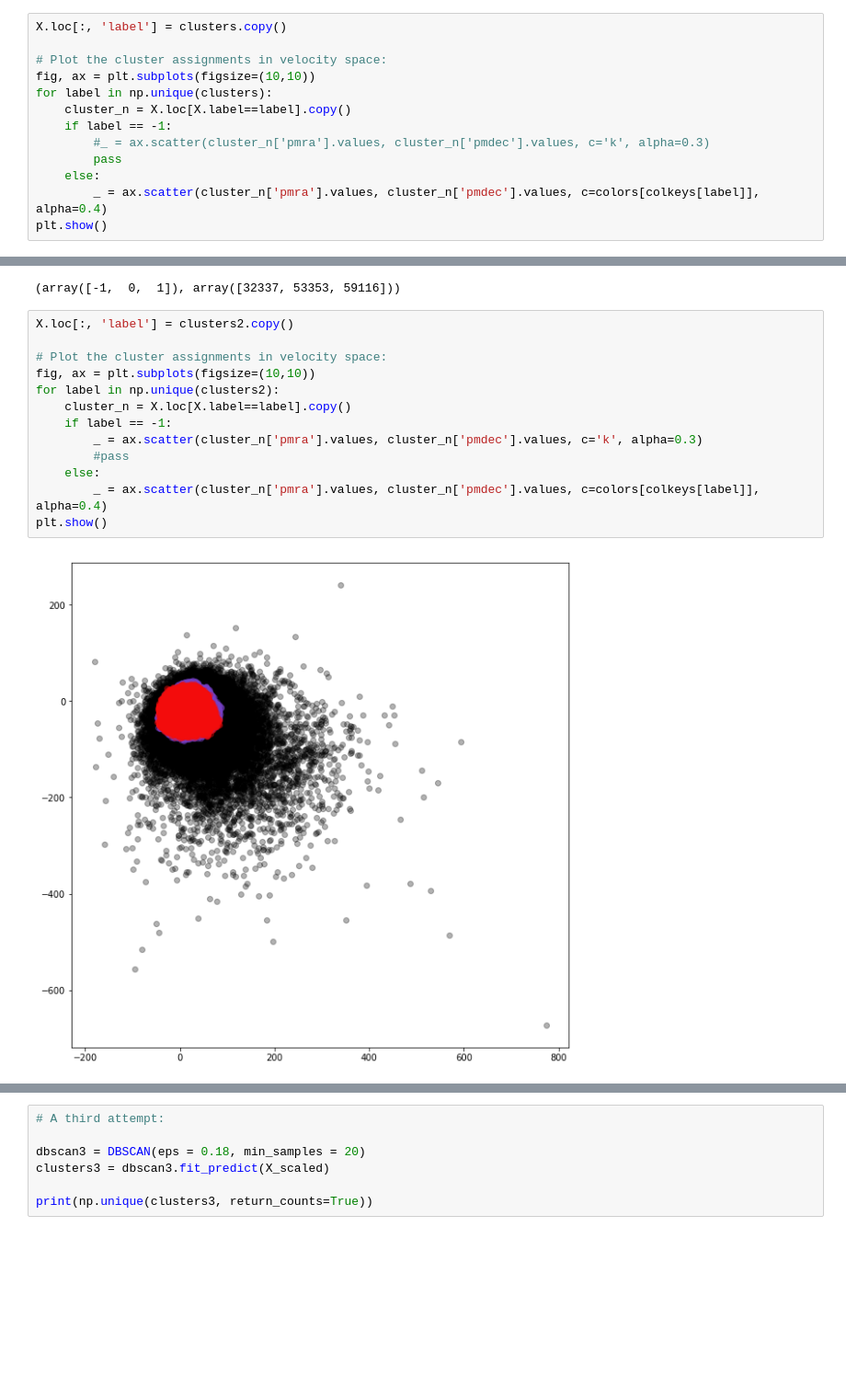
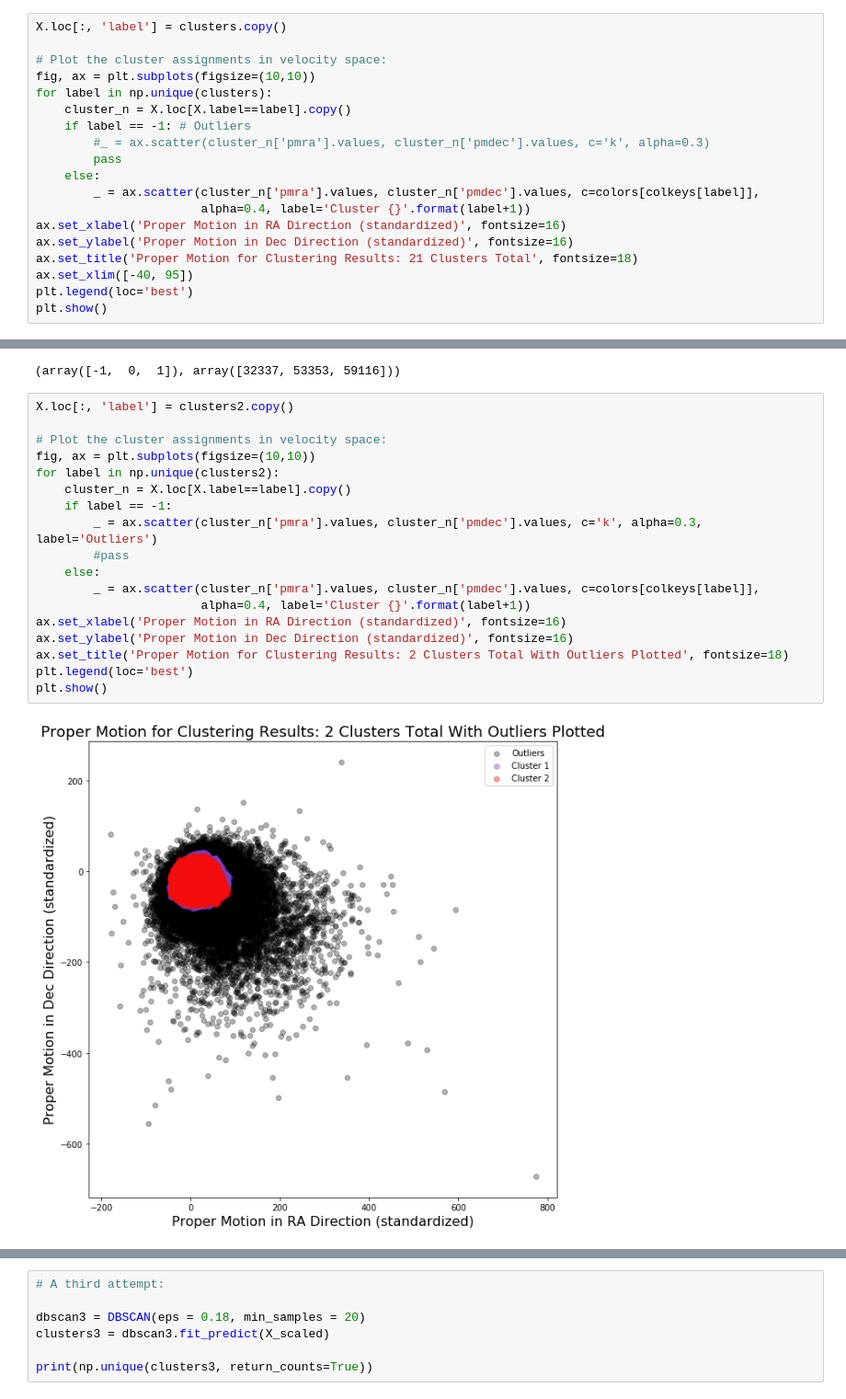
Before and after one commit to danfeldman90/Springboard-projects, a Jupyter notebook: Capstone_Project2/DBSCAN_Analysis.ipynb, the cells around one changed output, grey strips where cells are left out. Shown at 92% size. Drawn from its saved outputs; the diff is of its cells as text; blank space fills up the shorter version.

```diff
--- a/Capstone_Project2/DBSCAN_Analysis.ipynb
+++ b/Capstone_Project2/DBSCAN_Analysis.ipynb
@@ -120,10 +126,16 @@ X.loc[:, 'label'] = clusters.copy()
 fig, ax = plt.subplots(figsize=(10,10))
 for label in np.unique(clusters):
     cluster_n = X.loc[X.label==label].copy()
-    if label == -1:
+    if label == -1: # Outliers
         #_ = ax.scatter(cluster_n['pmra'].values, cluster_n['pmdec'].values, c='k', alpha=0.3)
         pass
     else:
-        _ = ax.scatter(cluster_n['pmra'].values, cluster_n['pmdec'].values, c=colors[colkeys[label]], alpha=0.4)
+        _ = ax.scatter(cluster_n['pmra'].values, cluster_n['pmdec'].values, c=colors[colkeys[label]],
+                       alpha=0.4, label='Cluster {}'.format(label+1))
+ax.set_xlabel('Proper Motion in RA Direction (standardized)', fontsize=16)
+ax.set_ylabel('Proper Motion in Dec Direction (standardized)', fontsize=16)
+ax.set_title('Proper Motion for Clustering Results: 21 Clusters Total', fontsize=18)
+ax.set_xlim([-40, 95])
+plt.legend(loc='best')
 plt.show()
 # %% [output]
@@ -157,15 +177,20 @@ print(np.unique(clusters2, return_counts=True))
 # %%
 X.loc[:, 'label'] = clusters2.copy()
 
 # Plot the cluster assignments in velocity space:
 fig, ax = plt.subplots(figsize=(10,10))
 for label in np.unique(clusters2):
     cluster_n = X.loc[X.label==label].copy()
     if label == -1:
-        _ = ax.scatter(cluster_n['pmra'].values, cluster_n['pmdec'].values, c='k', alpha=0.3)
+        _ = ax.scatter(cluster_n['pmra'].values, cluster_n['pmdec'].values, c='k', alpha=0.3, label='Outliers')
         #pass
     else:
-        _ = ax.scatter(cluster_n['pmra'].values, cluster_n['pmdec'].values, c=colors[colkeys[label]], alpha=0.4)
+        _ = ax.scatter(cluster_n['pmra'].values, cluster_n['pmdec'].values, c=colors[colkeys[label]],
+                       alpha=0.4, label='Cluster {}'.format(label+1))
+ax.set_xlabel('Proper Motion in RA Direction (standardized)', fontsize=16)
+ax.set_ylabel('Proper Motion in Dec Direction (standardized)', fontsize=16)
+ax.set_title('Proper Motion for Clustering Results: 2 Clusters Total With Outliers Plotted', fontsize=18)
+plt.legend(loc='best')
 plt.show()
 # %% [output]
-[figure, old version]
+[figure, new version]
```
Also changed, not shown: parts of 25 cells of this notebook, 2 other files.
